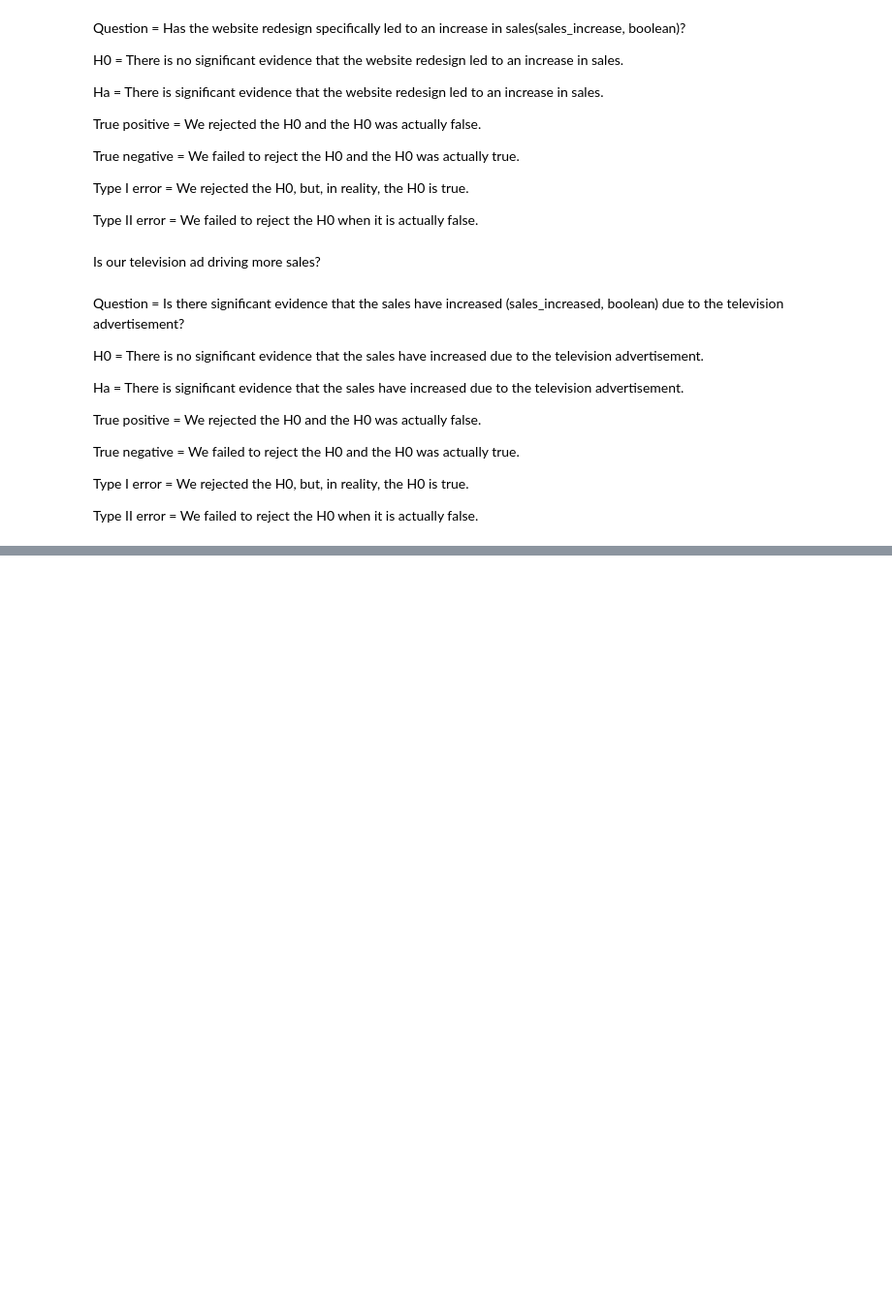
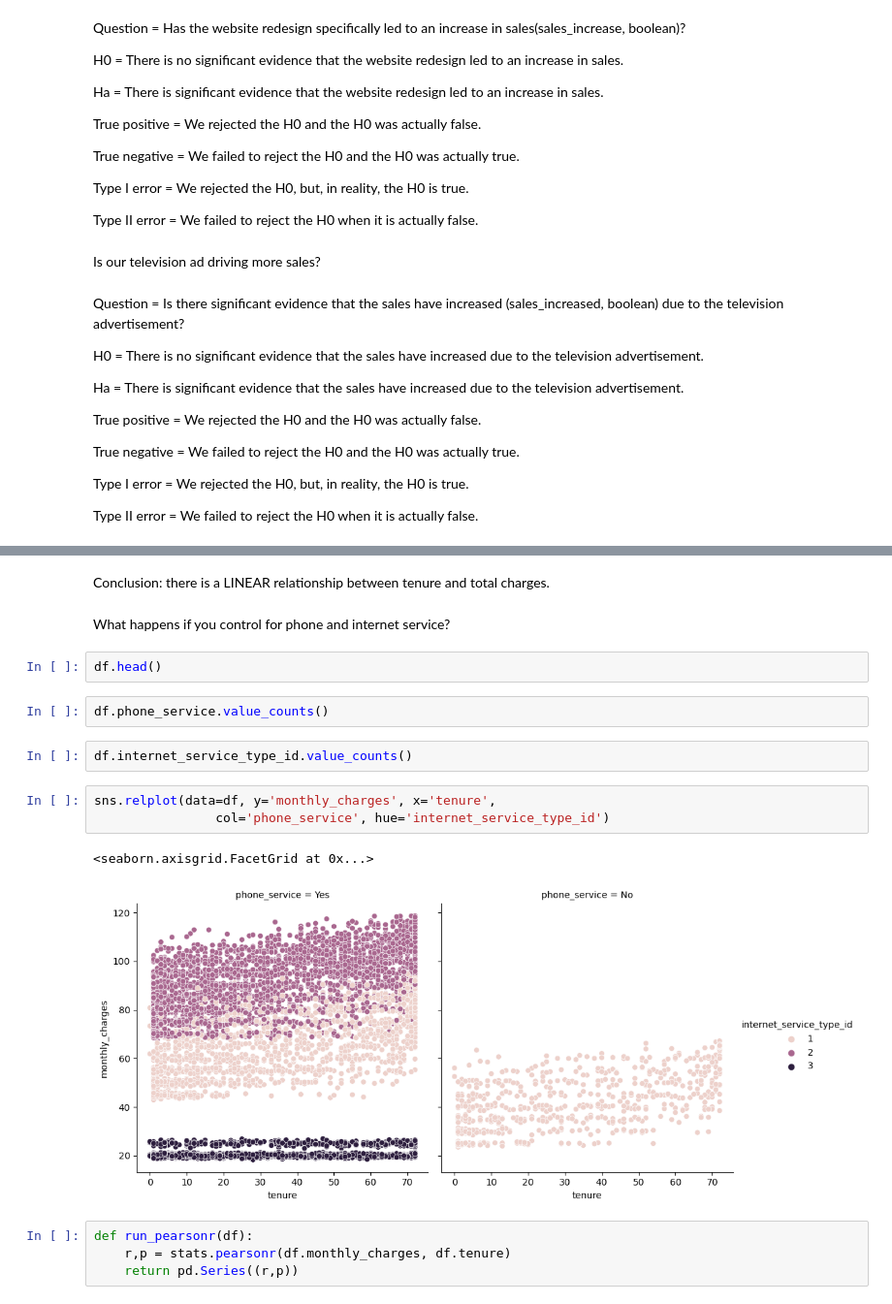
Before and after one commit to RyanPoole85/Statistics, a Jupyter notebook: hypothesis_testing.ipynb, the cells around one changed output, grey strips where cells are left out. Shown at 97% size. Drawn from its saved outputs; the diff is of its cells as text; blank space fills up the shorter version.

```diff
--- a/hypothesis_testing.ipynb
+++ b/hypothesis_testing.ipynb
@@ -50,0 +568,20 @@ Type II error = We failed to reject the H0 when it is actually false.
+# %% [markdown]
+Conclusion: there is a LINEAR relationship between tenure and total charges.
+# %% [markdown]
+What happens if you control for phone and internet service?
+# %%
+df.head()
+# %%
+df.phone_service.value_counts()
+# %%
+df.internet_service_type_id.value_counts()
+# %%
+sns.relplot(data=df, y='monthly_charges', x='tenure',
+                col='phone_service', hue='internet_service_type_id')
+# %% [output]
+<seaborn.axisgrid.FacetGrid at 0x...>
+[figure, added]
+# %%
+def run_pearsonr(df):
+    r,p = stats.pearsonr(df.monthly_charges, df.tenure)
+    return pd.Series((r,p))
```
Also changed, not shown: parts of 150 cells of this notebook.
